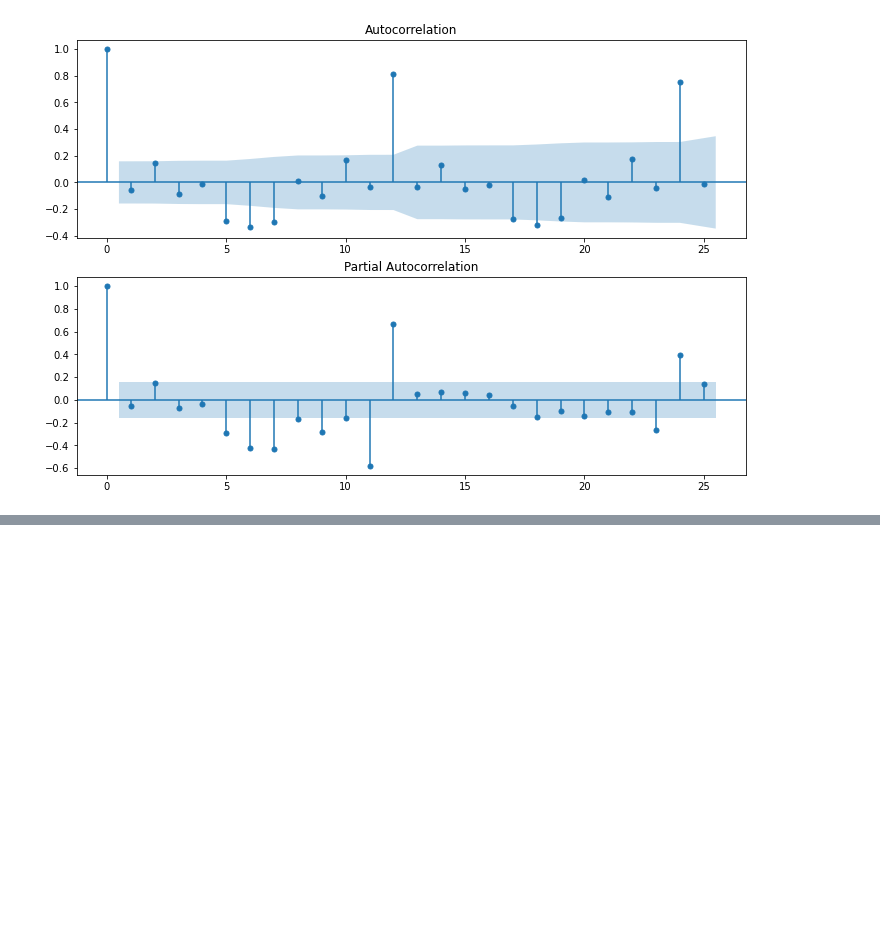
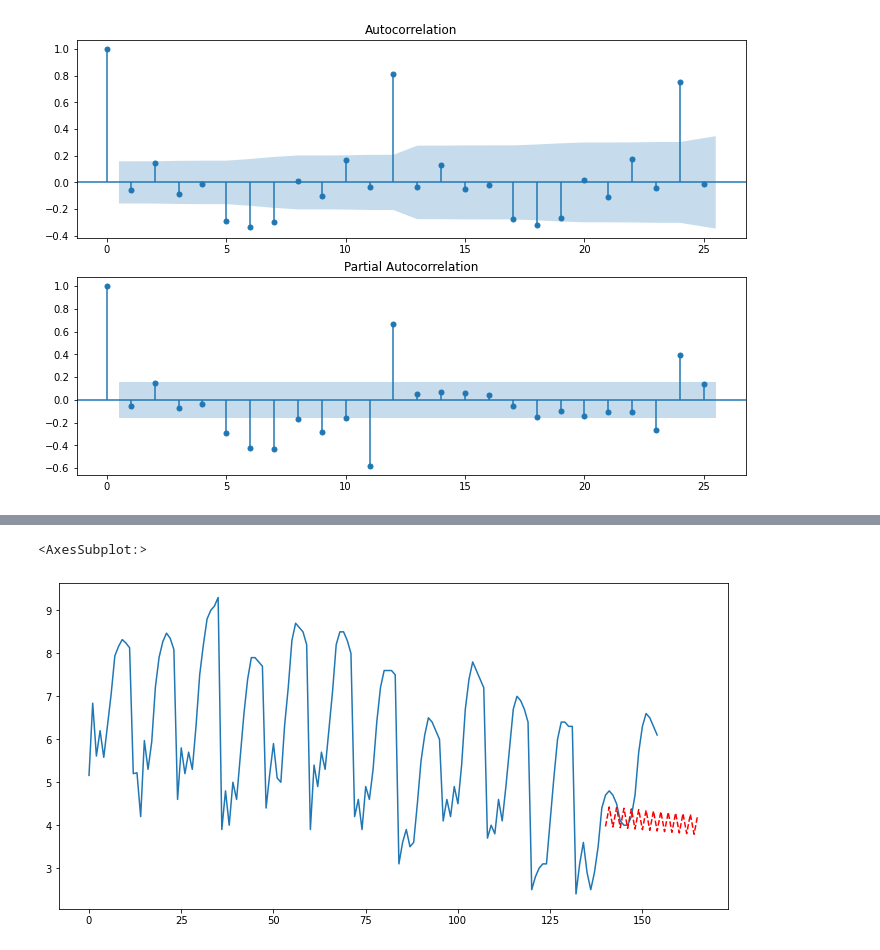
Before and after one commit to maximvscow/birthrate, a Jupyter notebook: Divorce & Marriage.ipynb, the cells around one changed output, grey strips where cells are left out. Drawn from its saved outputs; the diff is of its cells as text; code cells hidden in the pictures; blank space fills up the shorter version.

```diff
--- a/Divorce & Marriage.ipynb
+++ b/Divorce & Marriage.ipynb
@@ -307,0 +330,4 @@ fig = sm.graphics.tsa.plot_pacf(stat_df2['value'], lags=25, ax=ax2)
+# %%
+data_model = data_model.reset_index(drop=True)
+# %%
+data_model_test = data_model.iloc[:140]
@@ -307,0 +349,2 @@ fig = sm.graphics.tsa.plot_pacf(stat_df2['value'], lags=25, ax=ax2)
+# %%
+model = sm.tsa.ARIMA(data_model_test, order=(2,1,1)).fit(full_output=False, disp=0)
@@ -307,0 +410,8 @@ fig = sm.graphics.tsa.plot_pacf(stat_df2['value'], lags=25, ax=ax2)
+# %%
+pred = model.predict(140,165, typ='levels')
+# %%
+data_model.plot(figsize=(12,6))
+pred.plot(style='r--')
+# %% [output]
+<AxesSubplot:>
+[figure, added]
```
Also changed, not shown: parts of 12 cells of this notebook.
